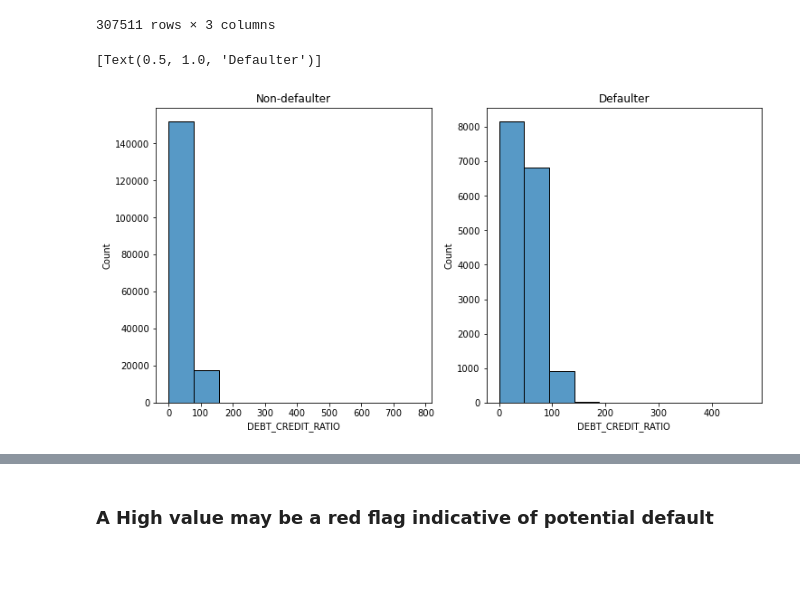
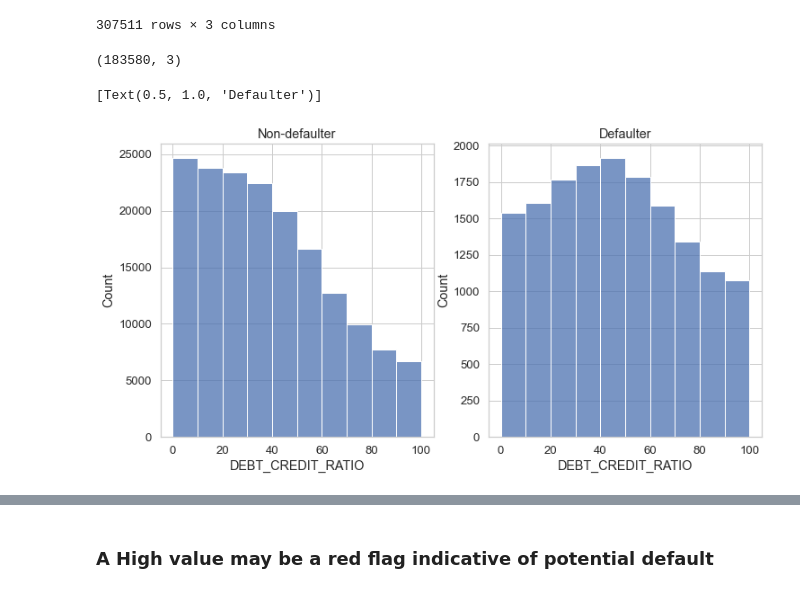
Before and after one commit to DucNgMinh/Data_Preparation_Project_Group_6, a Jupyter notebook: Bureau_analysis.ipynb, the cells around one changed output, grey strips where cells are left out. Cells and saved outputs as stored; diff of their text form; code cells hidden in the pictures; blank space fills up the shorter version.

Commit message:
Add files via upload
Feature Engineer and Merge bureau.csv with bureau_balance.csv

```diff
--- a/Bureau_analysis.ipynb
+++ b/Bureau_analysis.ipynb
@@ -334,0 +502,2 @@ def draw_distribution_dist(x, title,c):
+# %%
+data_merged['YEARS_CREDIT'] = abs(data_merged['DAYS_CREDIT'] / 365)
@@ -483,16 +721,16 @@ NOTE : This is not the same as % of Active loans since Active loans
 
 can have Negative and Positive values for DAYS_CREDIT_ENDDATE
 # %%
-data_merged['CREDIT_ENDDATE_BINARY'] = data_merged['DAYS_CREDIT_ENDDATE']
+# data_merged['CREDIT_ENDDATE_BINARY'] = data_merged['DAYS_CREDIT_ENDDATE']
 
-def f(x):
-    if x<0:
-        y = 0
-    else:
-        y = 1
-    return y
+# def f(x):
+#     if x<0:
+#         y = 0
+#     else:
+#         y = 1
+#     return y
 
-data_merged['CREDIT_ENDDATE_BINARY'] = data_merged.apply(lambda x: f(x.DAYS_CREDIT_ENDDATE), axis = 1)
+# data_merged['CREDIT_ENDDATE_BINARY'] = data_merged.apply(lambda x: f(x.DAYS_CREDIT_ENDDATE), axis = 1)
 
-grp_enddate = data_merged.groupby(by = ['SK_ID_CURR','TARGET'])['CREDIT_ENDDATE_BINARY'].mean().reset_index().rename(index=str, columns={'CREDIT_ENDDATE_BINARY': 'CREDIT_ENDDATE_PERCENTAGE'})
-grp_enddate
+# grp_enddate_target = data_merged.groupby(by = ['SK_ID_CURR','TARGET'])['CREDIT_ENDDATE_BINARY'].mean().reset_index().rename(index=str, columns={'CREDIT_ENDDATE_BINARY': 'CREDIT_ENDDATE_PERCENTAGE'})
+# grp_enddate_target
@@ -549,8 +781,8 @@ data_merged['DEBT_CREDIT_RATIO'] = data_merged['DEBT_CREDIT_RATIO'].replace([np.
 
 del data_merged['TOTAL_CUSTOMER_DEBT'], data_merged['TOTAL_CUSTOMER_CREDIT']
 
-grp = data_merged.groupby(by = ['SK_ID_CURR','TARGET'])['DEBT_CREDIT_RATIO'].mean().reset_index().rename(index=str)
-grp
+debt_credit_target = data_merged.groupby(by = ['SK_ID_CURR','TARGET'])['DEBT_CREDIT_RATIO'].mean().reset_index().rename(index=str)
+debt_credit_target
 # %% [output]
 |  | SK_ID_CURR | TARGET | DEBT_CREDIT_RATIO |
 | 0 | 100002 | 1 | 28.412163 |
@@ -565,10 +797,16 @@ grp
 | 307509 | 456254 | 1 | NaN |
 | 307510 | 456255 | 0 | 40.372054 |
 307511 rows × 3 columns
+# %%
+debt_credit_target = debt_credit_target[debt_credit_target['DEBT_CREDIT_RATIO'] <= 100]
+# %%
+debt_credit_target.shape
+# %% [output]
+(183580, 3)
 # %%
 fig, ax = plt.subplots(1,2, figsize= (12,6))
-sns.histplot(grp[grp["TARGET"] == 0]["DEBT_CREDIT_RATIO"], ax= ax[0], bins=10).set(title = "Non-defaulter")
-sns.histplot(grp[grp["TARGET"] == 1]["DEBT_CREDIT_RATIO"], ax= ax[1], bins=10).set(title = "Defaulter")
+sns.histplot(debt_credit_target[debt_credit_target["TARGET"] == 0]["DEBT_CREDIT_RATIO"].dropna(), ax= ax[0], bins=10).set(title = "Non-defaulter")
+sns.histplot(debt_credit_target[debt_credit_target["TARGET"] == 1]["DEBT_CREDIT_RATIO"].dropna(), ax= ax[1], bins=10).set(title = "Defaulter")
 # %% [output]
 [Text(0.5, 1.0, 'Defaulter')]
-[figure, old version]
+[figure, new version]
```
Also changed, not shown: parts of 85 cells of this notebook.
